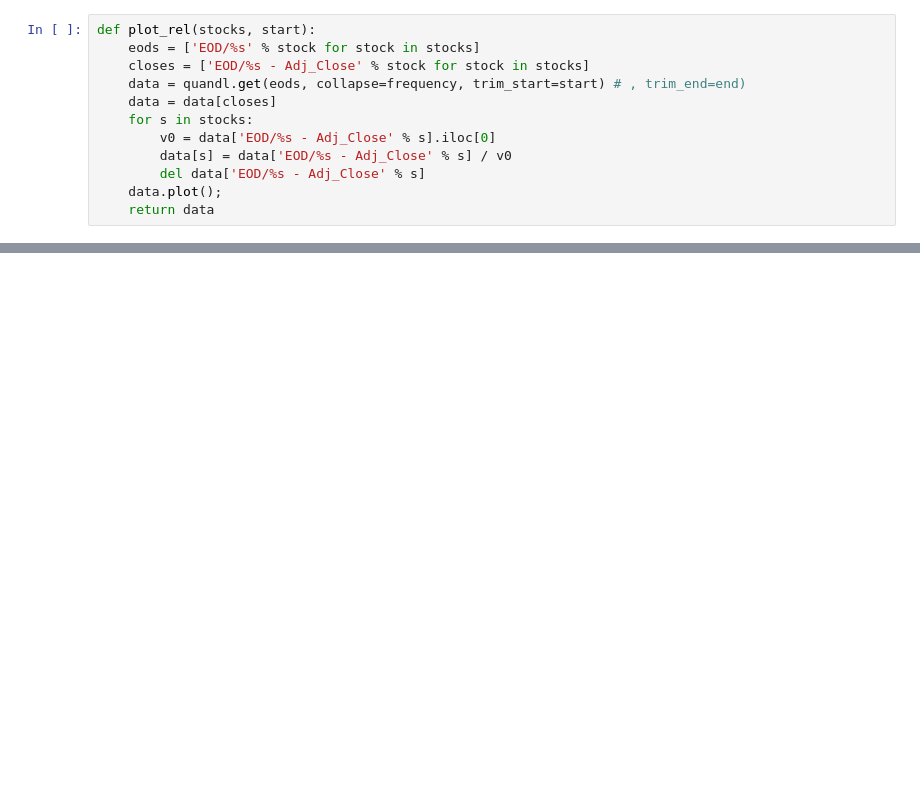
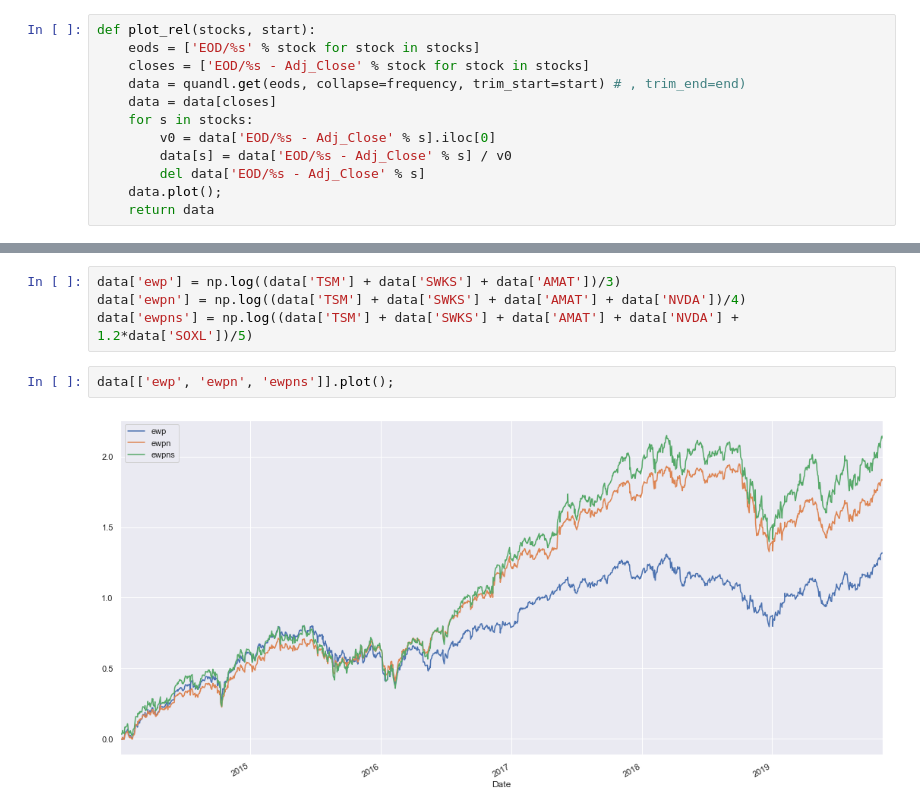
Before and after one commit to smurve/financials, a Jupyter notebook: realmoney/PortfolioManager.ipynb, the cells around one changed output, grey strips where cells are left out. Saved outputs shown, nothing was run; the diff lists cells and outputs as text; blank space fills up the shorter version.

```diff
--- a/realmoney/PortfolioManager.ipynb
+++ b/realmoney/PortfolioManager.ipynb
@@ -227,0 +263,8 @@ data = plot_rel(stocks, "2019-07-01")
+# %%
+data['ewp'] = np.log((data['TSM'] + data['SWKS'] + data['AMAT'])/3)
+data['ewpn'] = np.log((data['TSM'] + data['SWKS'] + data['AMAT'] + data['NVDA'])/4)
+data['ewpns'] = np.log((data['TSM'] + data['SWKS'] + data['AMAT'] + data['NVDA'] + 1.2*data['SOXL'])/5)
+# %%
+data[['ewp', 'ewpn', 'ewpns']].plot();
+# %% [output]
+[figure, added]
```
Also changed, not shown: parts of 12 cells of this notebook, 20 other files.
